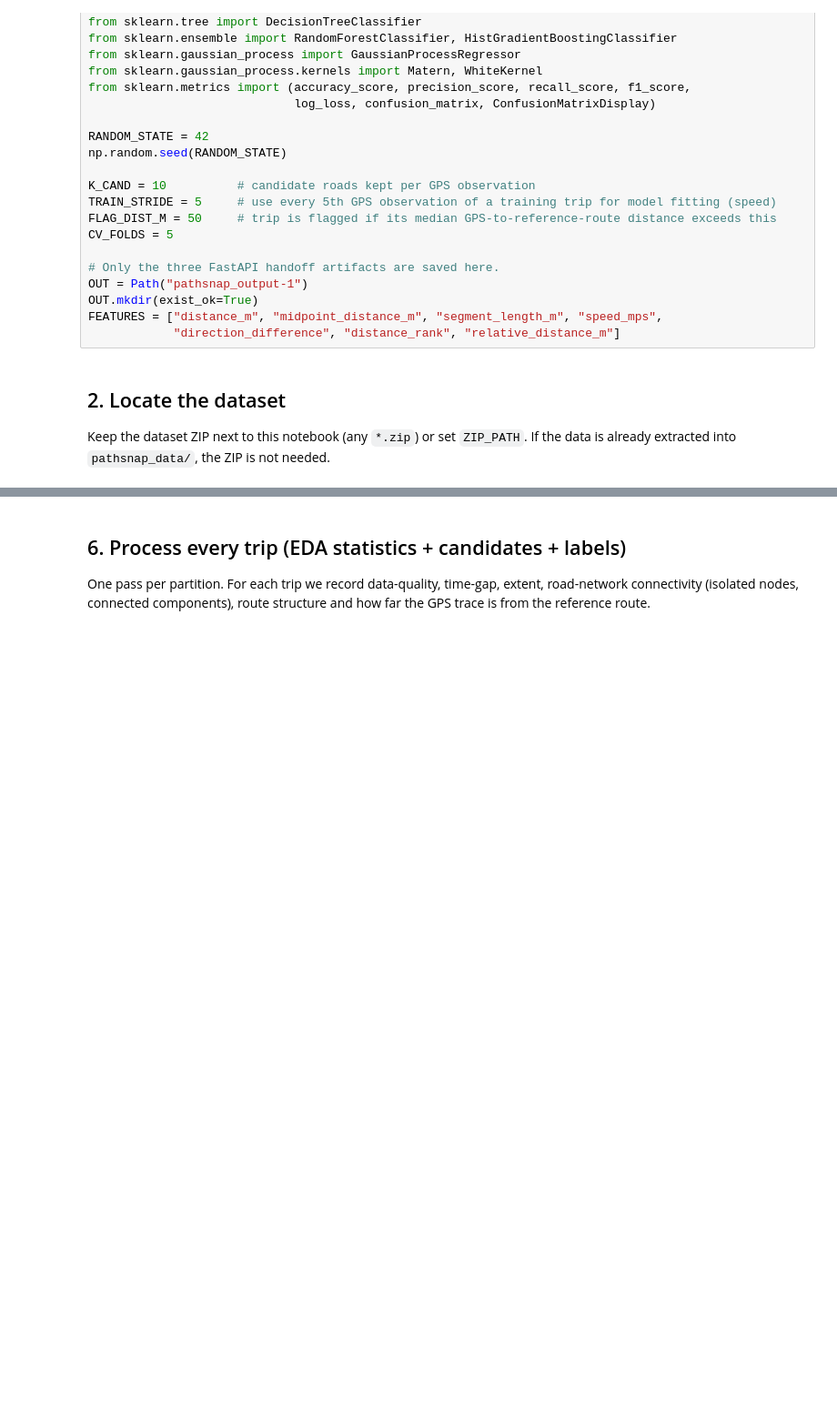
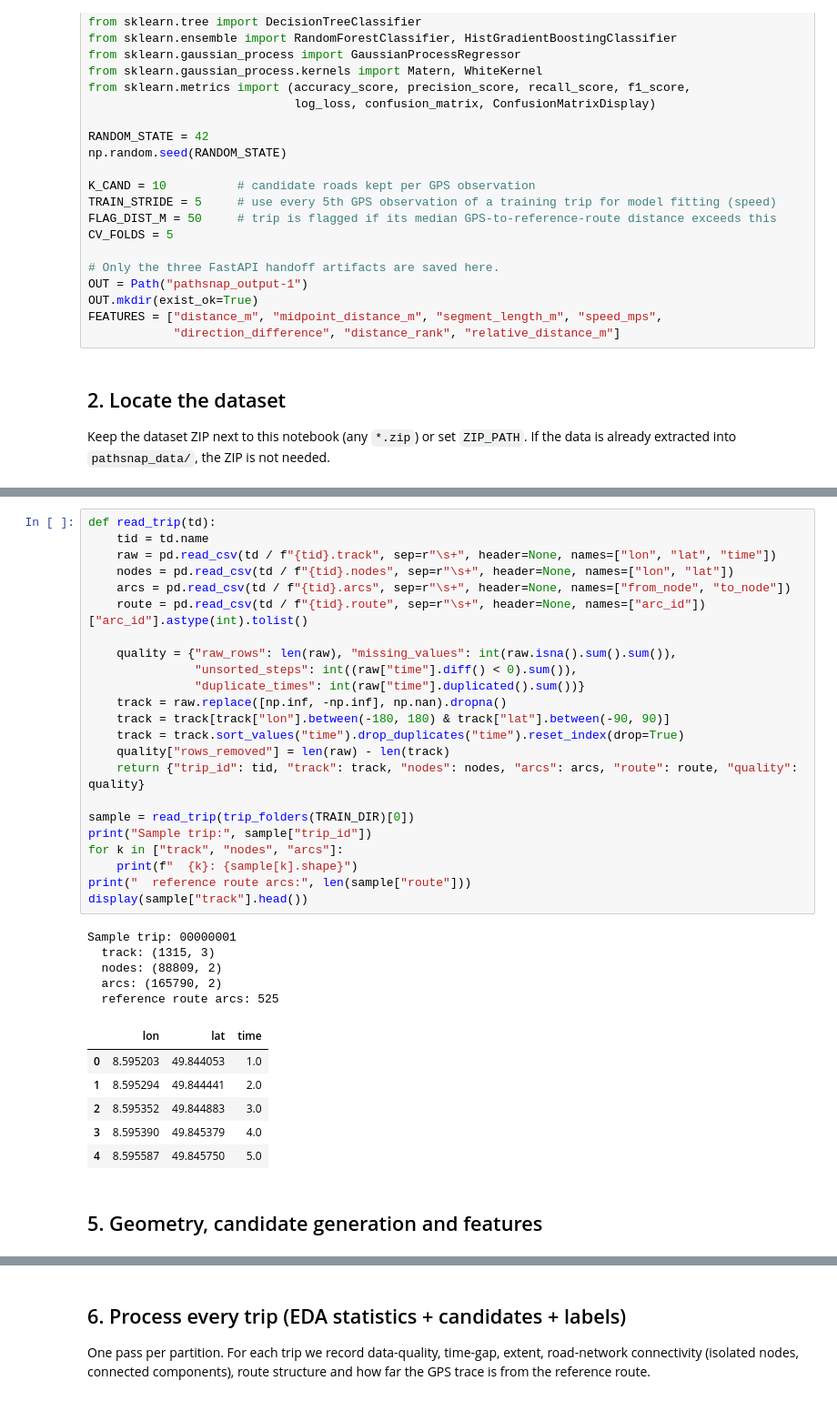
Before and after one commit to Sannath-Korada/ML_Hackathon_team_10, a Jupyter notebook: ML_team_10.ipynb, the cells around one changed output, grey strips where cells are left out. Shown at 91% size. Drawn from its saved outputs; the diff is of its cells as text; blank space fills up the shorter version.

```diff
--- a/ML_team_10.ipynb
+++ b/ML_team_10.ipynb
@@ -71,0 +110,37 @@ Student-test folder: Student folder/student_test
+# %%
+def read_trip(td):
+    tid = td.name
+    raw = pd.read_csv(td / f"{tid}.track", sep=r"\s+", header=None, names=["lon", "lat", "time"])
+    nodes = pd.read_csv(td / f"{tid}.nodes", sep=r"\s+", header=None, names=["lon", "lat"])
+    arcs = pd.read_csv(td / f"{tid}.arcs", sep=r"\s+", header=None, names=["from_node", "to_node"])
+    route = pd.read_csv(td / f"{tid}.route", sep=r"\s+", header=None, names=["arc_id"])["arc_id"].astype(int).tolist()
+
+    quality = {"raw_rows": len(raw), "missing_values": int(raw.isna().sum().sum()),
+               "unsorted_steps": int((raw["time"].diff() < 0).sum()),
+               "duplicate_times": int(raw["time"].duplicated().sum())}
+    track = raw.replace([np.inf, -np.inf], np.nan).dropna()
+    track = track[track["lon"].between(-180, 180) & track["lat"].between(-90, 90)]
+    track = track.sort_values("time").drop_duplicates("time").reset_index(drop=True)
+    quality["rows_removed"] = len(raw) - len(track)
+    return {"trip_id": tid, "track": track, "nodes": nodes, "arcs": arcs, "route": route, "quality": quality}
+
+sample = read_trip(trip_folders(TRAIN_DIR)[0])
+print("Sample trip:", sample["trip_id"])
+for k in ["track", "nodes", "arcs"]:
+    print(f"  {k}: {sample[k].shape}")
+print("  reference route arcs:", len(sample["route"]))
+display(sample["track"].head())
+# %% [output]
+Sample trip: 00000001
+  track: (1315, 3)
+  nodes: (88809, 2)
+  arcs: (165790, 2)
+  reference route arcs: 525
+|  | lon | lat | time |
+| 0 | 8.595203 | 49.844053 | 1.0 |
+| 1 | 8.595294 | 49.844441 | 2.0 |
+| 2 | 8.595352 | 49.844883 | 3.0 |
+| 3 | 8.595390 | 49.845379 | 4.0 |
+| 4 | 8.595587 | 49.845750 | 5.0 |
+# %% [markdown]
+## 5. Geometry, candidate generation and features
```
Also changed, not shown: parts of 20 cells of this notebook, 3 other files.
